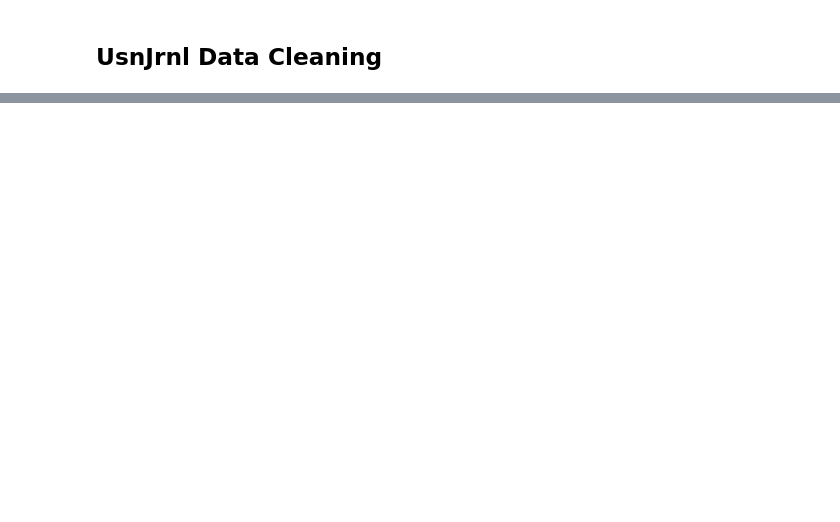
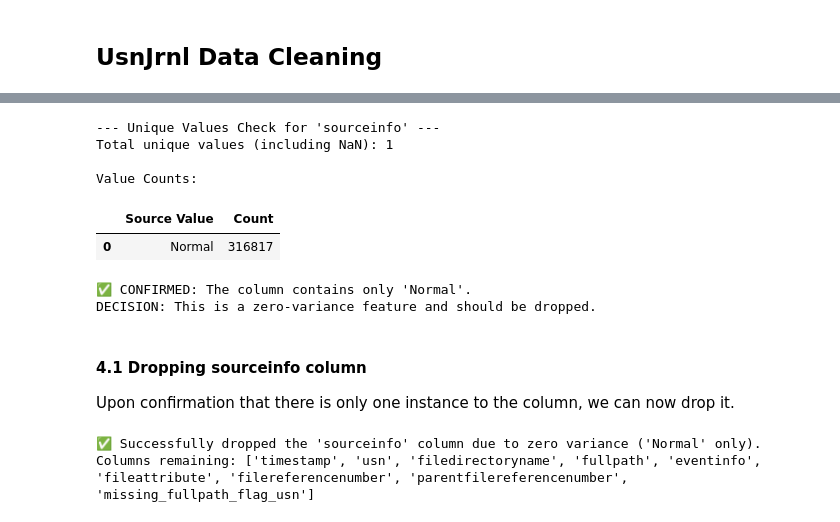
Before and after one commit to soniboni/Digital-Detectives_Thesis, a Jupyter notebook: notebooks/Phase 1 - Data Cleaning.ipynb, the cells around one changed output, grey strips where cells are left out. Saved outputs shown, nothing was run; the diff lists cells and outputs as text; code cells hidden in the pictures; blank space fills up the shorter version.

```diff
--- a/notebooks/data-cleaning.ipynb
+++ b/notebooks/Phase 1 - Data Cleaning.ipynb
@@ -802,0 +1044,64 @@ print("New LogFile Columns:", df_log.columns.tolist())
+# %%
+source_col = 'sourceinfo'
+
+if source_col in df_usn.columns:
+
+    print(f"--- Unique Values Check for '{source_col}' ---")
+
+    # Get the value counts and convert the resulting Series to a DataFrame for clean presentation
+    value_counts_df = df_usn[source_col].value_counts(dropna=True).reset_index()
+    value_counts_df.columns = ['Source Value', 'Count']
+
+    # Handle the count of missing values (NaN) separately
+    nan_count = df_usn[source_col].isna().sum()
+
+    # Calculate the total number of unique values (including NaN)
+    unique_count = df_usn[source_col].nunique(dropna=False)
+
+    print(f"Total unique values (including NaN): {unique_count}")
+    print("\nValue Counts:")
+
+    # Display the table
+    from IPython.display import display
+    display(value_counts_df)
+
+    if nan_count > 0:
+        print(f"Missing Values (NaN) Count: {nan_count}")
+
+    # --- Confirmation/Decision Check ---
+    # Case 1: Only 'Normal' and potentially NaNs exist
+    if unique_count <= 2 and (unique_count == 1 or (unique_count == 2 and nan_count > 0)):
+        print("\n✅ CONFIRMED: The column contains only 'Normal'.")
+        print("DECISION: This is a zero-variance feature and should be dropped.")
+    else:
+        print("\n🛑 WARNING: The column contains more than one substantive unique value and should be retained for feature engineering.")
+
+else:
+    print(f"Column '{source_col}' not found in df_usn.")
+# %% [output]
+--- Unique Values Check for 'sourceinfo' ---
+Total unique values (including NaN): 1
+
+Value Counts:
+|  | Source Value | Count |
+| 0 | Normal | 316817 |
+✅ CONFIRMED: The column contains only 'Normal'.
+DECISION: This is a zero-variance feature and should be dropped.
+# %% [markdown]
+#### 4.1 Dropping sourceinfo column
+Upon confirmation that there is only one instance to the column, we can now drop it.
+# %%
+# Define the column to be dropped
+source_col = 'sourceinfo'
+
+if source_col in df_usn.columns:
+    # Drop the 'sourceinfo' column permanently
+    df_usn.drop(columns=[source_col], inplace=True)
+
+    print(f"✅ Successfully dropped the '{source_col}' column due to zero variance ('Normal' only).")
+    print(f"Columns remaining: {list(df_usn.columns)}")
+else:
+    print(f"Column '{source_col}' was already dropped or not found.")
+# %% [output]
+✅ Successfully dropped the 'sourceinfo' column due to zero variance ('Normal' only).
+Columns remaining: ['timestamp', 'usn', 'filedirectoryname', 'fullpath', 'eventinfo', 'fileattribute', 'filereferencenumber', 'parentfilereferencenumber', 'missing_fullpath_flag_usn']
```
Also changed, not shown: parts of 25 cells of this notebook, 1 other file.
